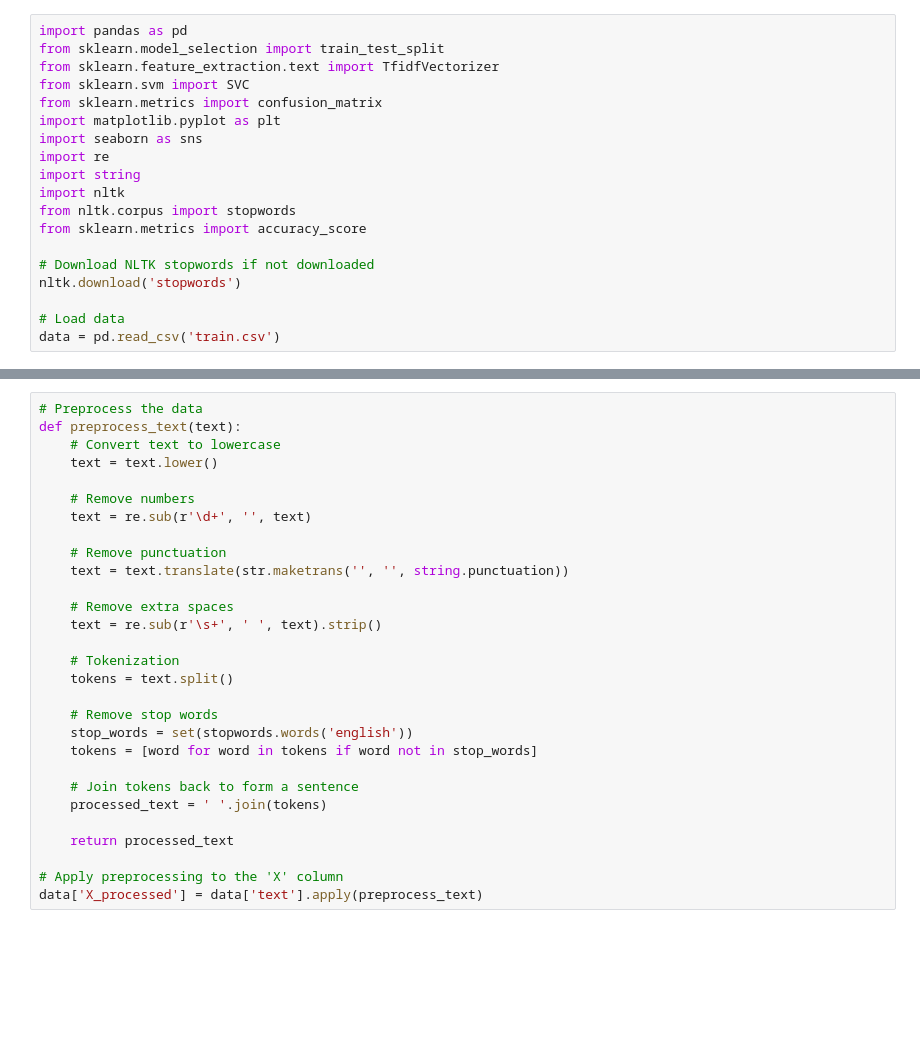
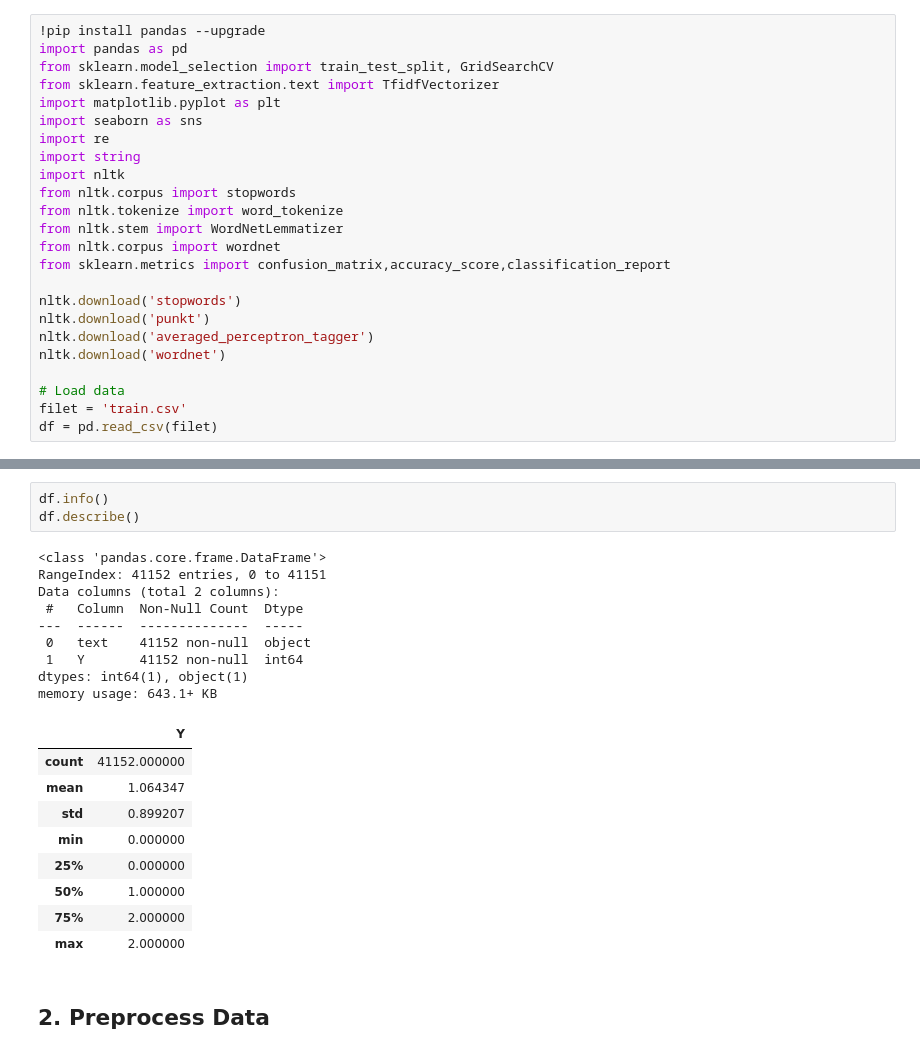
Before and after one commit to Archi7799/Computer-Vision-Vehicle-classification, a Jupyter notebook: Rise11.ipynb, the cells around one changed output, grey strips where cells are left out. Cells and saved outputs as stored; diff of their text form; blank space fills up the shorter version.

```diff
--- a/Rise11.ipynb
+++ b/Rise11.ipynb
@@ -3,20 +5,25 @@
 # %%
+!pip install pandas --upgrade
 import pandas as pd
-from sklearn.model_selection import train_test_split
+from sklearn.model_selection import train_test_split, GridSearchCV
 from sklearn.feature_extraction.text import TfidfVectorizer
-from sklearn.svm import SVC
-from sklearn.metrics import confusion_matrix
 import matplotlib.pyplot as plt
 import seaborn as sns
 import re
 import string
 import nltk
 from nltk.corpus import stopwords
-from sklearn.metrics import accuracy_score
+from nltk.tokenize import word_tokenize
+from nltk.stem import WordNetLemmatizer
+from nltk.corpus import wordnet
+from sklearn.metrics import confusion_matrix,accuracy_score,classification_report
 
-# Download NLTK stopwords if not downloaded
 nltk.download('stopwords')
+nltk.download('punkt')
+nltk.download('averaged_perceptron_tagger')
+nltk.download('wordnet')
 
 # Load data
-data = pd.read_csv('train.csv')
+filet = 'train.csv'
+df = pd.read_csv(filet)
 # %% [output]
@@ -25,29 +55,24 @@ data = pd.read_csv('train.csv')
-# %%
-# Preprocess the data
-def preprocess_text(text):
-    # Convert text to lowercase
-    text = text.lower()
-
-    # Remove numbers
-    text = re.sub(r'\d+', '', text)
-
-    # Remove punctuation
-    text = text.translate(str.maketrans('', '', string.punctuation))
-
-    # Remove extra spaces
-    text = re.sub(r'\s+', ' ', text).strip()
-
-    # Tokenization
-    tokens = text.split()
-
-    # Remove stop words
-    stop_words = set(stopwords.words('english'))
-    tokens = [word for word in tokens if word not in stop_words]
-
-    # Join tokens back to form a sentence
-    processed_text = ' '.join(tokens)
-
-    return processed_text
-
-# Apply preprocessing to the 'X' column
-data['X_processed'] = data['text'].apply(preprocess_text)
+# %%
+df.info()
+df.describe()
+# %% [output]
+<class 'pandas.core.frame.DataFrame'>
+RangeIndex: 41152 entries, 0 to 41151
+Data columns (total 2 columns):
+ #   Column  Non-Null Count  Dtype
+---  ------  --------------  -----
+ 0   text    41152 non-null  object
+ 1   Y       41152 non-null  int64
+dtypes: int64(1), object(1)
+memory usage: 643.1+ KB
+|  | Y |
+| count | 41152.000000 |
+| mean | 1.064347 |
+| std | 0.899207 |
+| min | 0.000000 |
+| 25% | 0.000000 |
+| 50% | 1.000000 |
+| 75% | 2.000000 |
+| max | 2.000000 |
+# %% [markdown]
+## 2. Preprocess Data
```
Also changed, not shown: parts of 35 cells of this notebook.
